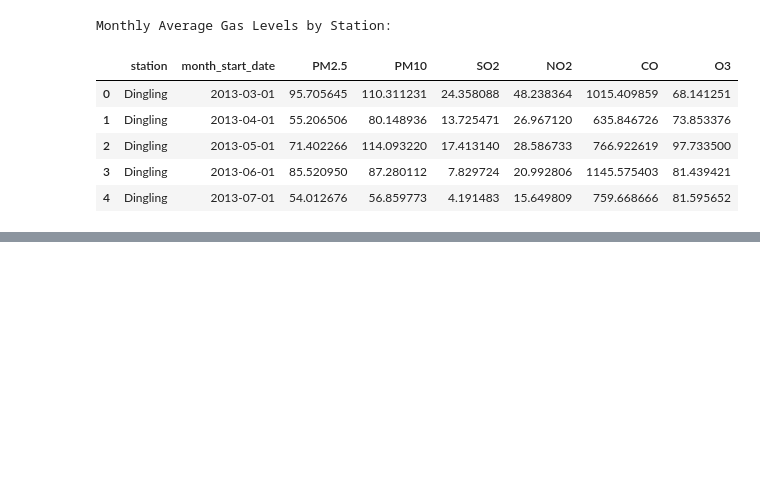
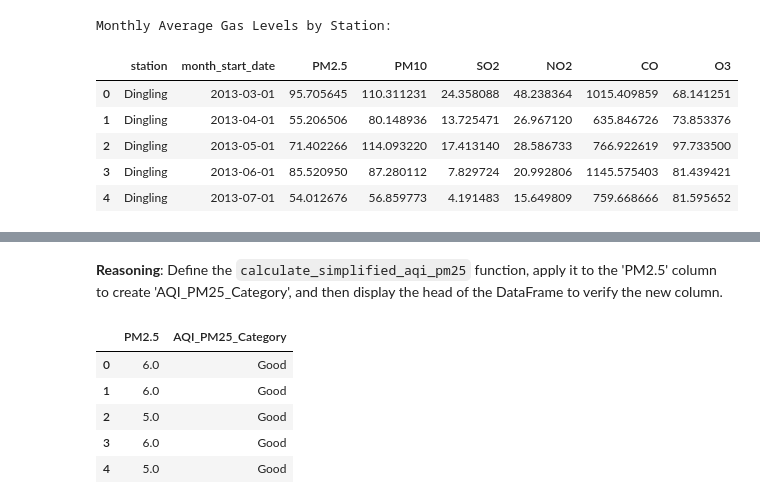
Before and after one commit to alfadder/ProgForDataAnalysis, a Jupyter notebook: Programming_For_Data_Analysis.ipynb, the cells around one changed output, grey strips where cells are left out. Drawn from its saved outputs; the diff is of its cells as text; code cells hidden in the pictures; blank space fills up the shorter version.

```diff
--- a/Programming_For_Data_Analysis.ipynb
+++ b/Programming_For_Data_Analysis.ipynb
@@ -400,0 +478,29 @@ for gas_type in gas_columns:
+# %% [markdown]
+**Reasoning**:
+Define the `calculate_simplified_aqi_pm25` function, apply it to the 'PM2.5' column to create 'AQI_PM25_Category', and then display the head of the DataFrame to verify the new column.
+# %%
+def calculate_simplified_aqi_pm25(pm25_value):
+    if 0 <= pm25_value <= 12.0:
+        return 'Good'
+    elif 12.1 <= pm25_value <= 35.4:
+        return 'Moderate'
+    elif 35.5 <= pm25_value <= 55.4:
+        return 'Unhealthy for Sensitive Groups'
+    elif 55.5 <= pm25_value <= 150.4:
+        return 'Unhealthy'
+    elif 150.5 <= pm25_value <= 250.4:
+        return 'Very Unhealthy'
+    elif pm25_value >= 250.5:
+        return 'Hazardous'
+    else:
+        return 'Invalid'
+
+df['AQI_PM25_Category'] = df['PM2.5'].apply(calculate_simplified_aqi_pm25)
+display(df[['PM2.5', 'AQI_PM25_Category']].head())
+# %% [output]
+|  | PM2.5 | AQI_PM25_Category |
+| 0 | 6.0 | Good |
+| 1 | 6.0 | Good |
+| 2 | 5.0 | Good |
+| 3 | 6.0 | Good |
+| 4 | 5.0 | Good |
```
Also changed, not shown: parts of 24 cells of this notebook.
